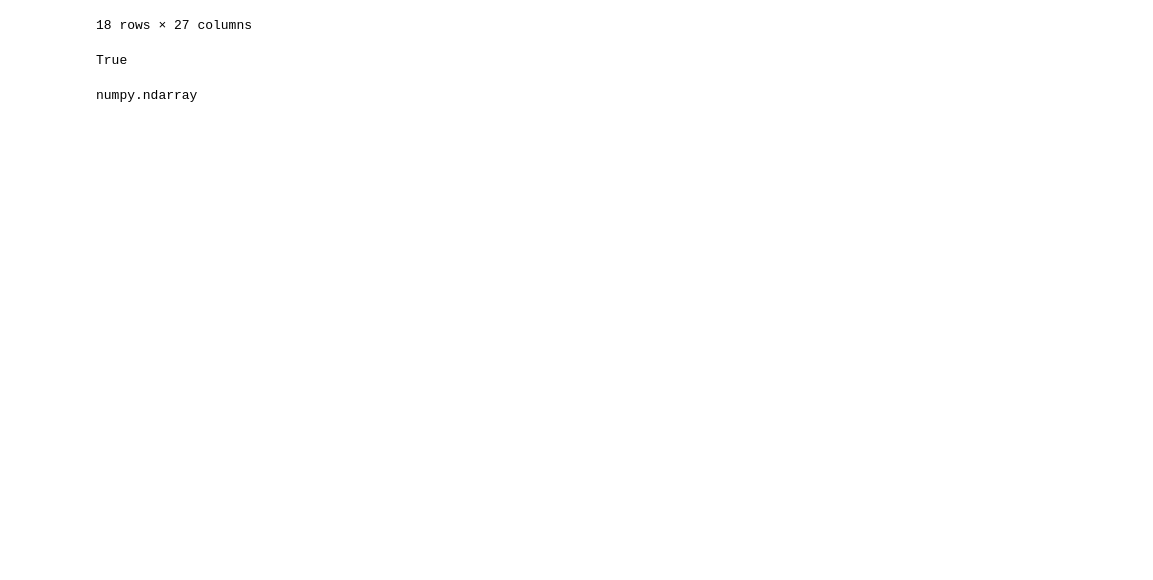
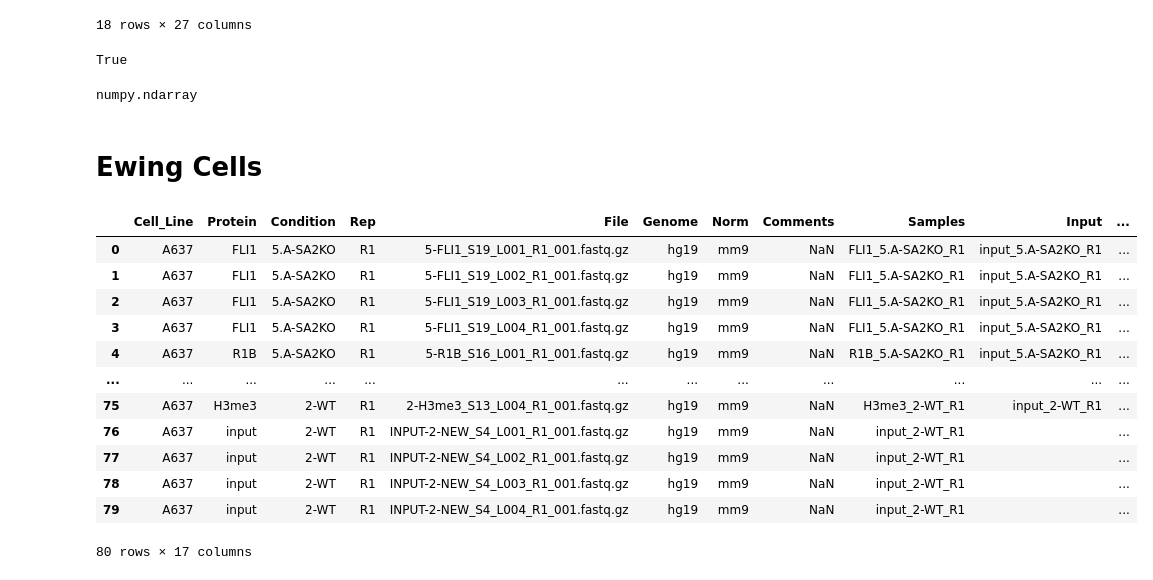
Before and after one commit to aqvd/snakemake_workflows, a Jupyter notebook: Chip-Seq/notebooks/metadata_creation.ipynb, the cells around one changed output. Cells and saved outputs as stored; diff of their text form; code cells hidden in the pictures; blank space fills up the shorter version.

```diff
--- a/Chip-Seq/notebooks/metadata_creation.ipynb
+++ b/Chip-Seq/notebooks/metadata_creation.ipynb
@@ -561,3 +561,5 @@ True
 type(data.Condition[data.Protein!="input"].values)
 # %% [output]
 numpy.ndarray
+# %% [markdown]
+# Ewing Cells
@@ -563,0 +611,16 @@ numpy.ndarray
+# %%
+data
+# %% [output]
+|  | Cell_Line | Protein | Condition | Rep | File | Genome | Norm | Comments | Samples | Input | ... |
+| 0 | A637 | FLI1 | 5.A-SA2KO | R1 | 5-FLI1_S19_L001_R1_001.fastq.gz | hg19 | mm9 | NaN | FLI1_5.A-SA2KO_R1 | input_5.A-SA2KO_R1 | ... |
+| 1 | A637 | FLI1 | 5.A-SA2KO | R1 | 5-FLI1_S19_L002_R1_001.fastq.gz | hg19 | mm9 | NaN | FLI1_5.A-SA2KO_R1 | input_5.A-SA2KO_R1 | ... |
+| 2 | A637 | FLI1 | 5.A-SA2KO | R1 | 5-FLI1_S19_L003_R1_001.fastq.gz | hg19 | mm9 | NaN | FLI1_5.A-SA2KO_R1 | input_5.A-SA2KO_R1 | ... |
+| 3 | A637 | FLI1 | 5.A-SA2KO | R1 | 5-FLI1_S19_L004_R1_001.fastq.gz | hg19 | mm9 | NaN | FLI1_5.A-SA2KO_R1 | input_5.A-SA2KO_R1 | ... |
+| 4 | A637 | R1B | 5.A-SA2KO | R1 | 5-R1B_S16_L001_R1_001.fastq.gz | hg19 | mm9 | NaN | R1B_5.A-SA2KO_R1 | input_5.A-SA2KO_R1 | ... |
+| ... | ... | ... | ... | ... | ... | ... | ... | ... | ... | ... | ... |
+| 75 | A637 | H3me3 | 2-WT | R1 | 2-H3me3_S13_L004_R1_001.fastq.gz | hg19 | mm9 | NaN | H3me3_2-WT_R1 | input_2-WT_R1 | ... |
+| 76 | A637 | input | 2-WT | R1 | INPUT-2-NEW_S4_L001_R1_001.fastq.gz | hg19 | mm9 | NaN | input_2-WT_R1 |  | ... |
+| 77 | A637 | input | 2-WT | R1 | INPUT-2-NEW_S4_L002_R1_001.fastq.gz | hg19 | mm9 | NaN | input_2-WT_R1 |  | ... |
+| 78 | A637 | input | 2-WT | R1 | INPUT-2-NEW_S4_L003_R1_001.fastq.gz | hg19 | mm9 | NaN | input_2-WT_R1 |  | ... |
+| 79 | A637 | input | 2-WT | R1 | INPUT-2-NEW_S4_L004_R1_001.fastq.gz | hg19 | mm9 | NaN | input_2-WT_R1 |  | ... |
+80 rows × 17 columns
```
Also changed, not shown: parts of 2 cells of this notebook, 1 other file.
